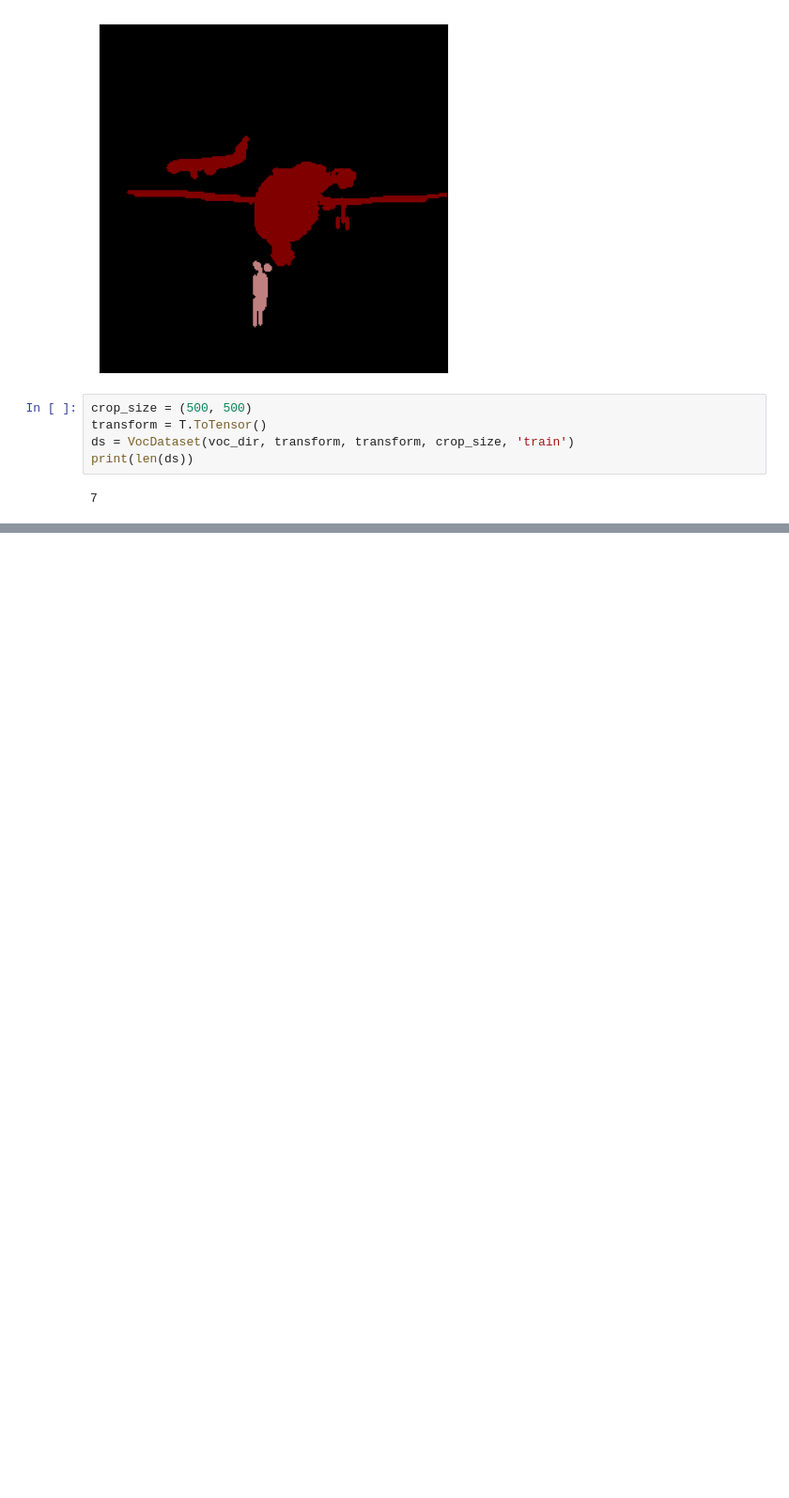
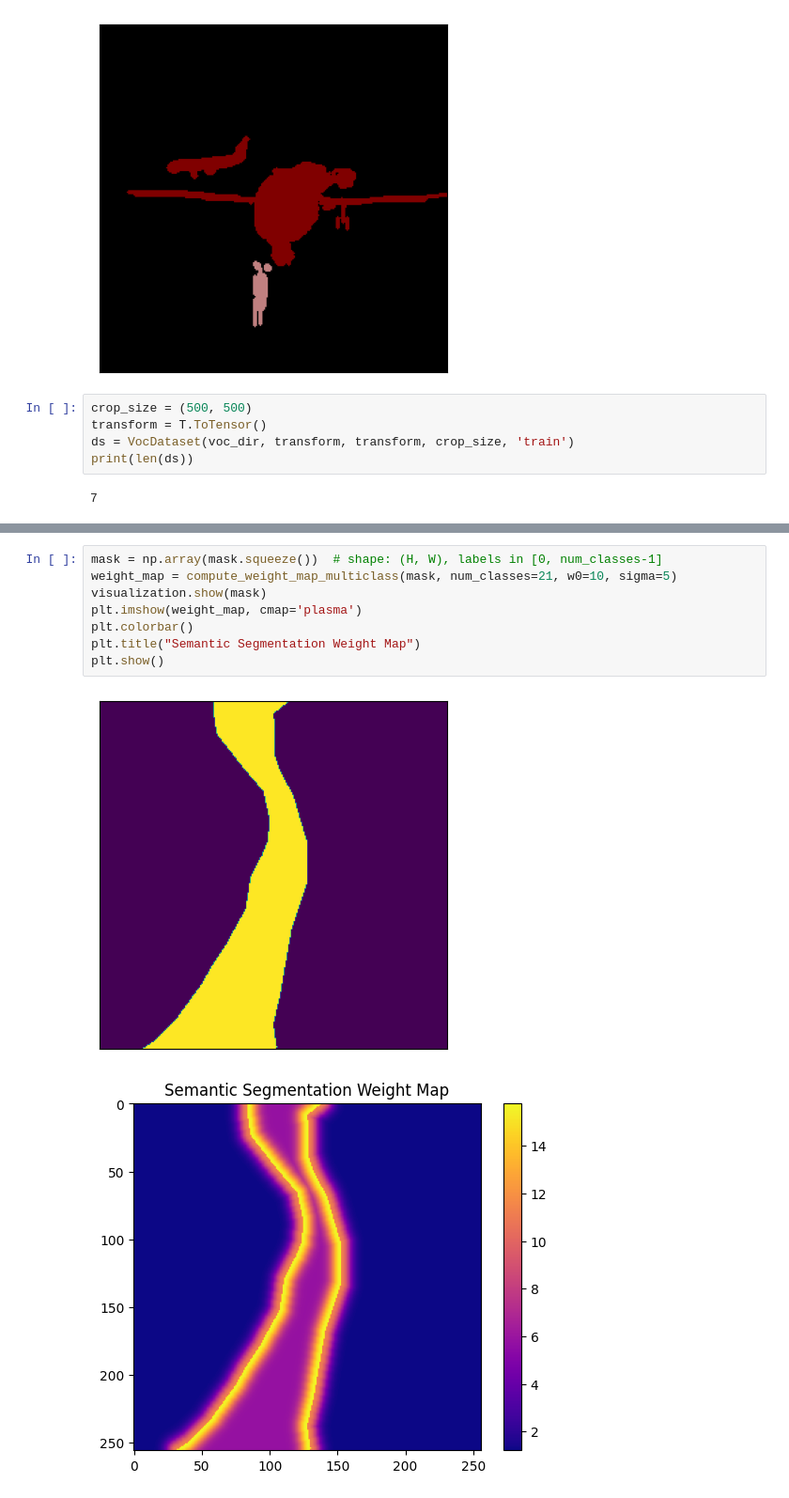
Before and after one commit to hjmillard/U-Net, a Jupyter notebook: dataset.ipynb, the cells around one changed output, grey strips where cells are left out. Shown at 94% size. Saved outputs shown, nothing was run; the diff lists cells and outputs as text; blank space fills up the shorter version.

```diff
--- a/dataset.ipynb
+++ b/dataset.ipynb
@@ -463,0 +797,11 @@ print(len(ds))
+# %%
+mask = np.array(mask.squeeze())  # shape: (H, W), labels in [0, num_classes-1]
+weight_map = compute_weight_map_multiclass(mask, num_classes=21, w0=10, sigma=5)
+visualization.show(mask)
+plt.imshow(weight_map, cmap='plasma')
+plt.colorbar()
+plt.title("Semantic Segmentation Weight Map")
+plt.show()
+# %% [output]
+[figure, added]
+[figure, added]
```
Also changed, not shown: parts of 16 cells of this notebook.
